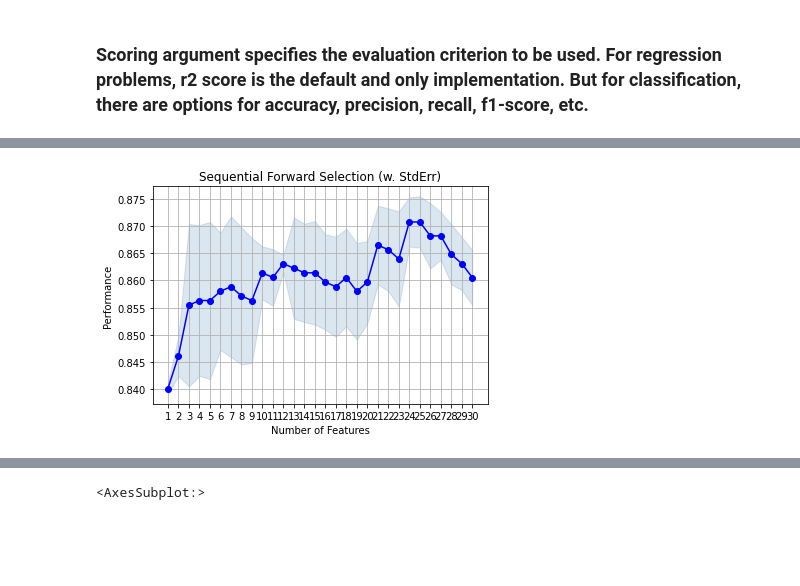
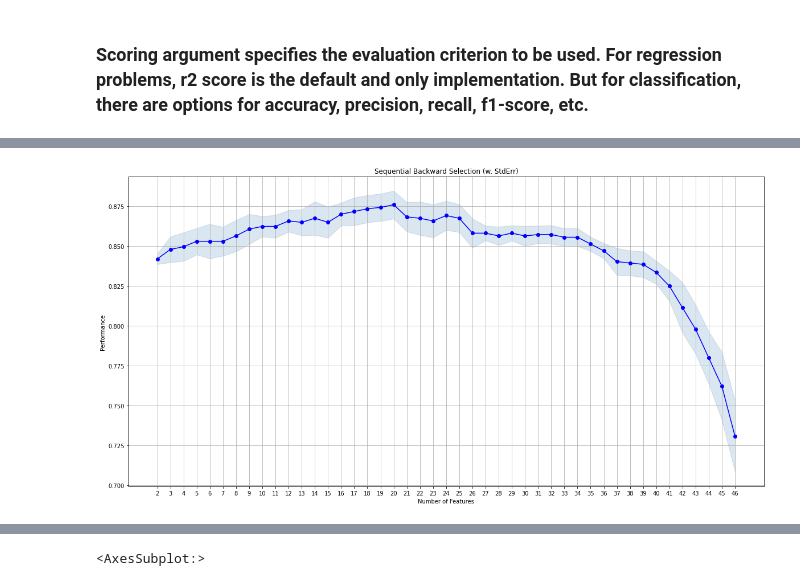
Before and after one commit to AmanKrishna171/HR_Analytics_Data_Science_Project, a Jupyter notebook: CW_Part1.ipynb, the cells around one changed output, grey strips where cells are left out. Cells and saved outputs as stored; diff of their text form; code cells hidden in the pictures; blank space fills up the shorter version.

```diff
--- a/CW_Part1.ipynb
+++ b/CW_Part1.ipynb
@@ -250,15 +373,20 @@ df_SFS_results_forward_selection
 # %%
-#Define Sequential Forward Selection (sfs)
 sfs = SFS(GaussianNB(),
-           k_features=10,
+           k_features=2, #here 2 is the minimum number of features it will start with
            forward=False,
            floating=False,
-           scoring = 'f1',
-           cv = 5)
+           scoring = 'accuracy',
+           cv = 5,
+           n_jobs=-1)
 #Use SFS to select the top 5 features
 sfs.fit(X_train, y_train)
 
 #Create a dataframe for the SFS results
 df_SFS_results_backward_selection = pd.DataFrame(sfs.subsets_).transpose()
-df_SFS_results_backward_selection
+Highest_SFS_results_backward_selection = get_features(df_SFS_results_backward_selection)
+
+fig1 = plot_sfs(sfs.get_metric_dict(), kind='std_err',figsize=(20,10))
+plt.title('Sequential Backward Selection (w. StdErr)')
+plt.grid()
+plt.show()
 # %% [output]
@@ -281,0 +393 @@ df_SFS_results_backward_selection
+[figure, added]
@@ -285,10 +394 @@ df_SFS_results_backward_selection
-# %%
-from mlxtend.plotting import plot_sequential_feature_selection as plot_sfs
-fig = plot_sfs(sfs.get_metric_dict(), kind='std_err')
-
-plt.title('Sequential Forward Selection (w. StdErr)')
-plt.grid()
-plt.show()
-# %% [output]
-[figure, removed]
 # %%
```
Also changed, not shown: parts of 23 cells of this notebook.
